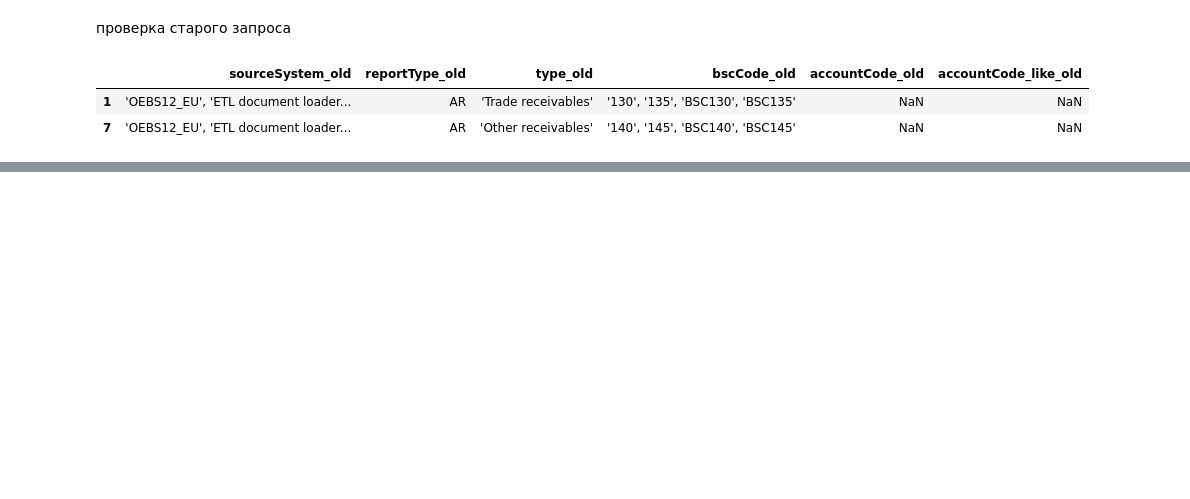
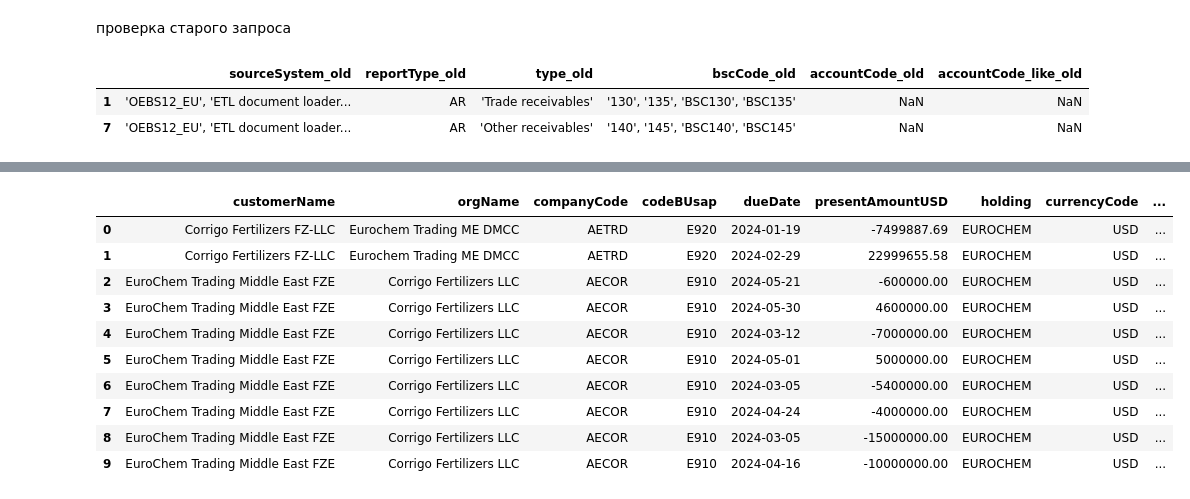
Before and after one commit to Lirollel/Work_AIM_Jupyter-Python-Pandas, a Jupyter notebook: OCP/ARAP/SQL/SQL.ipynb, the cells around one changed output, grey strips where cells are left out. Drawn from its saved outputs; the diff is of its cells as text; code cells hidden in the pictures; blank space fills up the shorter version.

```diff
--- a/OCP/ARAP/SQL/SQL.ipynb
+++ b/OCP/ARAP/SQL/SQL.ipynb
@@ -219,0 +195,31 @@ pd.concat([pivot_2, str_df], axis=0).to_excel('compaire_SQL.xlsx', index=False)
+# %%
+# Creating list of accountCode in both bases
+ls = pivot_2.accountCode.replace({'\"':'','\'':''}).str.split(',').tolist()
+res = []
+for item in ls:
+    try:
+        for item_i in item:
+            item_i = item_i.strip()
+            item_i = item_i.strip('\'')
+            # item_i = int(item_i)
+            res.append(item_i)
+    except:
+        continue
+ls = str_df.accountCode_old.str.split(',').to_list()
+res_old = []
+for item in ls:
+    try:
+        for item_i in item:
+            item_i = item_i.strip()
+            item_i = item_i.strip('\'')
+            # item_i = int(item_i)
+            res_old.append(item_i)
+    except:
+        continue
+# creating list to SQL query
+have_only_old = [item for item in res_old if item not in res]
+have_only_old_str = str(have_only_old)
+have_only_old_str = have_only_old_str[1:-1]
+have_only_new = [item for item in res if item not in res_old]
+have_only_new_str = str(have_only_new)
+have_only_new_str = have_only_new_str[1:-1]
@@ -220 +244,27 @@ pd.concat([pivot_2, str_df], axis=0).to_excel('compaire_SQL.xlsx', index=False)
+# %%
+query = f'''
+select distinct "customerName","orgName", "companyCode","codeBUsap", "dueDate", "presentAmountUSD","holding","currencyCode","reportType","glAccount","sourceSystem", "reportDate"
+from RISKACCESS."unifiedARReport"
+where "rowType" = 'M' and
+"sourceSystem" in ('SAP ERP', 'SAP ECP')
+--"reportType" = 'AR'
+and "glAccount" = '5101020110'
+--in ({have_only_old_str})
+and "presentAmountUSD" is not null
+fetch first 10 rows only'''
+data_1 = export_from_RISKCUSTOM(query)
+data_1['comment'] = 'Нет в новом запросе'
+data_1.head(2)
+# %% [output]
+|  | customerName | orgName | companyCode | codeBUsap | dueDate | presentAmountUSD | holding | currencyCode | ... |
+| 0 | Corrigo Fertilizers FZ-LLC | Eurochem Trading ME DMCC | AETRD | E920 | 2024-01-19 | -7499887.69 | EUROCHEM | USD | ... |
+| 1 | Corrigo Fertilizers FZ-LLC | Eurochem Trading ME DMCC | AETRD | E920 | 2024-02-29 | 22999655.58 | EUROCHEM | USD | ... |
+| 2 | EuroChem Trading Middle East FZE | Corrigo Fertilizers LLC | AECOR | E910 | 2024-05-21 | -600000.00 | EUROCHEM | USD | ... |
+| 3 | EuroChem Trading Middle East FZE | Corrigo Fertilizers LLC | AECOR | E910 | 2024-05-30 | 4600000.00 | EUROCHEM | USD | ... |
+| 4 | EuroChem Trading Middle East FZE | Corrigo Fertilizers LLC | AECOR | E910 | 2024-03-12 | -7000000.00 | EUROCHEM | USD | ... |
+| 5 | EuroChem Trading Middle East FZE | Corrigo Fertilizers LLC | AECOR | E910 | 2024-05-01 | 5000000.00 | EUROCHEM | USD | ... |
+| 6 | EuroChem Trading Middle East FZE | Corrigo Fertilizers LLC | AECOR | E910 | 2024-03-05 | -5400000.00 | EUROCHEM | USD | ... |
+| 7 | EuroChem Trading Middle East FZE | Corrigo Fertilizers LLC | AECOR | E910 | 2024-04-24 | -4000000.00 | EUROCHEM | USD | ... |
+| 8 | EuroChem Trading Middle East FZE | Corrigo Fertilizers LLC | AECOR | E910 | 2024-03-05 | -15000000.00 | EUROCHEM | USD | ... |
+| 9 | EuroChem Trading Middle East FZE | Corrigo Fertilizers LLC | AECOR | E910 | 2024-04-16 | -10000000.00 | EUROCHEM | USD | ... |
 # %%
```
Also changed, not shown: parts of 11 cells of this notebook, 2 other files.
